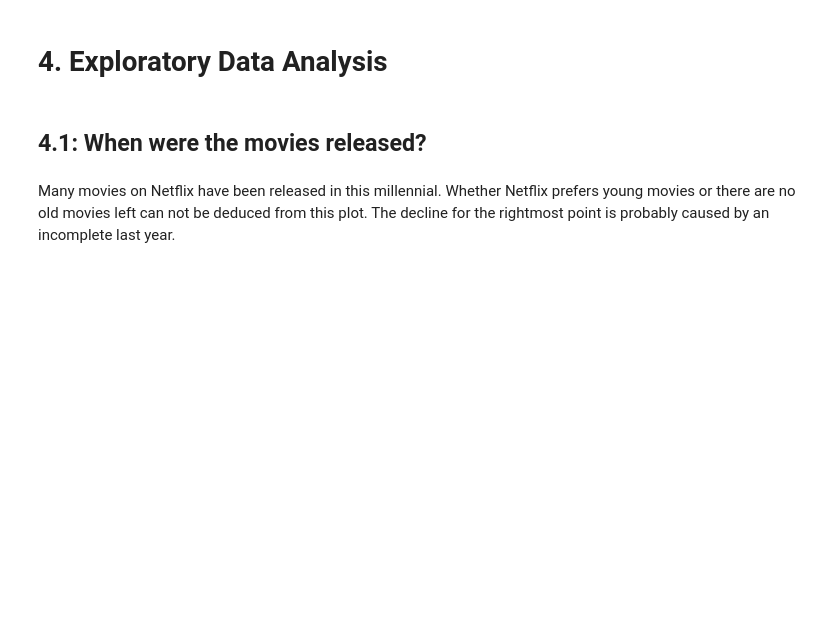
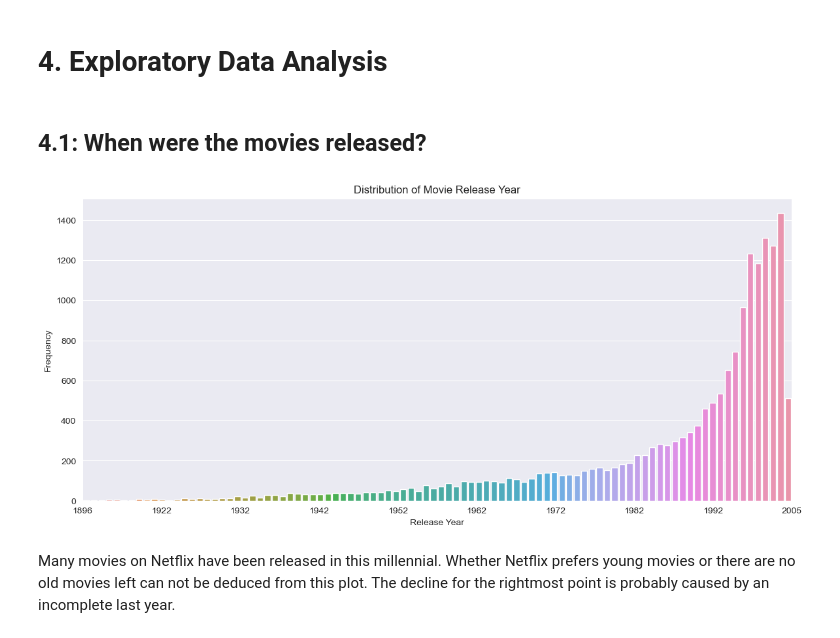
Before and after one commit to kristenvonbecker/miniproject-17.4, a Jupyter notebook: Mini_Project_Recommendation_Systems.ipynb, the cells around one changed output. Saved outputs shown, nothing was run; the diff lists cells and outputs as text; code cells hidden in the pictures; blank space fills up the shorter version.

```diff
--- a/Mini_Project_Recommendation_Systems.ipynb
+++ b/Mini_Project_Recommendation_Systems.ipynb
@@ -97,10 +100,14 @@ Let's start loading data that will be used for building the recommendation syste
 First, we will load the movie_titles.csv data from the Netflix prize data source
 # %%
 # Load data for all movies
+cols = 3
 movie_titles = pd.read_csv('./data/movie_titles.csv.zip',
+                           usecols=range(cols),
+                           lineterminator='\n',
                            encoding = 'ISO-8859-1',
                            header = None,
-                           names = ['Id', 'Year', 'Name']).set_index('Id')
+                           names=['Id', 'Year', 'Name'],
+                           ).set_index('Id')
 
 print('Shape Movie-Titles:\t{}'.format(movie_titles.shape))
-movie_titles.sample(5)
+movie_titles.head()
@@ -177,14 +236,20 @@ We have taken the data required for building the system and now let's do some ED
 # %%
 fig, ax = plt.subplots(1, 1, figsize=(14, 6))
 
 data = movie_titles['Year'].value_counts().sort_index()
 x = data.index.map(int)
 y = data.values
 
-sns.barplot(x, y)
+sns.barplot(x=x, y=y)
 xmin, xmax = plt.xlim()
 xtick_labels = [x[0]] + list(x[10:-10:10]) + [x[-1]]
-plt.xticks(ticks=np.linspace(xmin, xmax, 10), labels=xtick_labels);
+plt.xticks(ticks=np.linspace(xmin, xmax, 10), labels=xtick_labels)
+plt.xlabel('Release Year')
+plt.ylabel('Frequency')
+plt.title('Distribution of Movie Release Year')
+plt.show()
+# %% [output]
+[figure, added]
 # %% [markdown]
 Many movies on Netflix have been released in this millennial. Whether Netflix prefers young movies or there are no old movies left can not be deduced from this plot.
 The decline for the rightmost point is probably caused by an incomplete last year.
```
Also changed, not shown: parts of 8 cells of this notebook.
